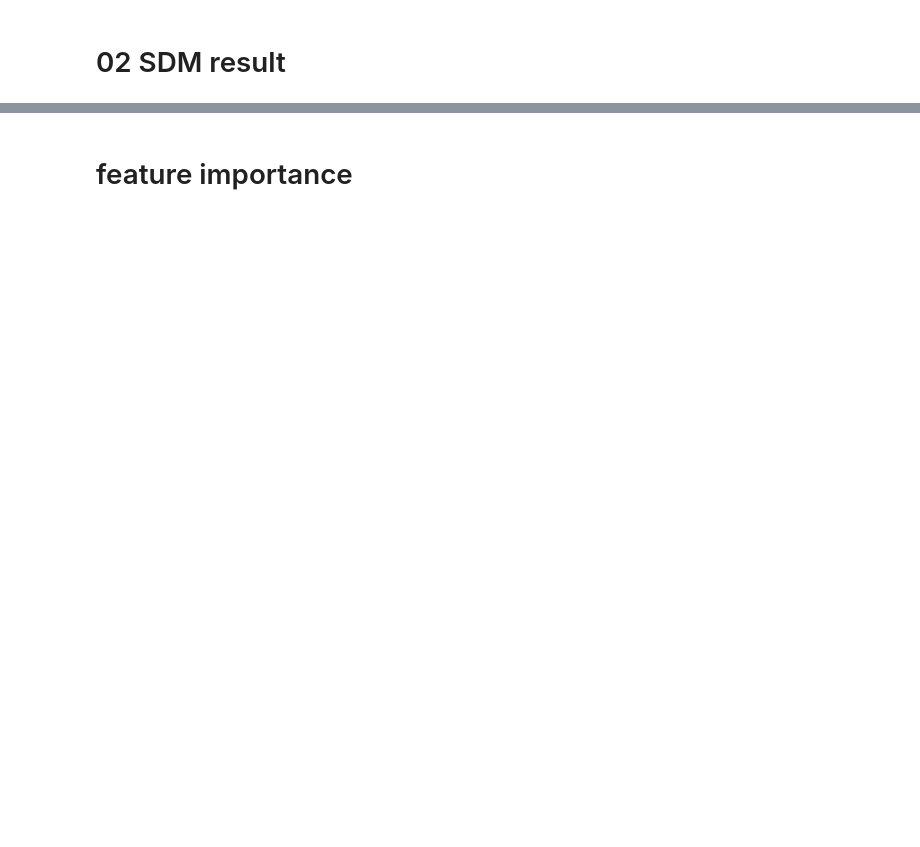
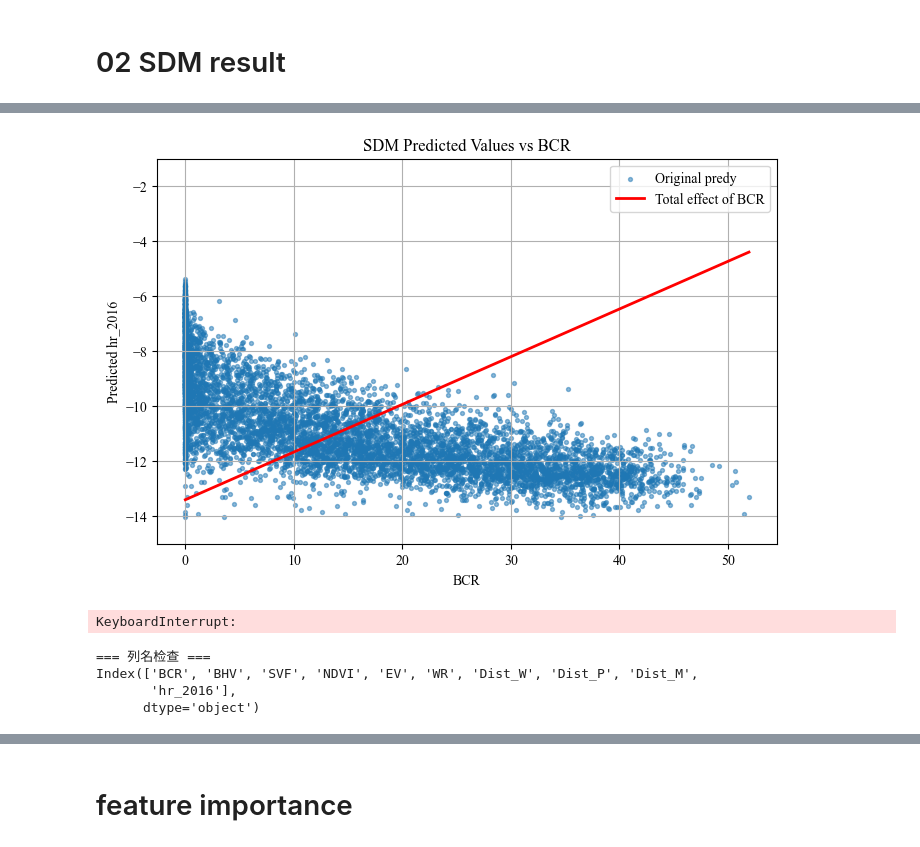
Before and after one commit to LiliLIN0324/seoul, a Jupyter notebook: seoul_work_flow_4_unit_240m.ipynb, the cells around one changed output, grey strips where cells are left out. Cells and saved outputs as stored; diff of their text form; code cells hidden in the pictures; blank space fills up the shorter version.

```diff
--- a/seoul_work_flow_4_unit_240m.ipynb
+++ b/seoul_work_flow_4_unit_240m.ipynb
@@ -371,0 +403,74 @@ D:\seoul\grids\lst_map\final_clean\480_based\statistics\SDM_SDEM_clean_AIC_BIC_2
+# %%
+effects_file = r"D:\seoul\grids\lst_map\final_clean\480_based\statistics\SDM_SDEM_all_params_240m.xlsx"
+df_effects = pd.read_excel(effects_file)
+
+df_effects = df_effects[df_effects['Model'] == 'SDM'].reset_index(drop=True)
+df_effects = df_effects[df_effects['Target'] == 'hr_2016'].reset_index(drop=True)
+row = df_effects.loc[0]
+
+explanatory_vars = ['BCR', 'BHV', 'SVF', 'NDVI', 'EV', 'WR', 'Dist_W', 'Dist_P', 'Dist_M']
+explanatory_vars_clean = ['BCR', 'BHV', 'SVF', 'NDVI', 'EV', 'WR']
+beta = np.array([row[v] for v in explanatory_vars])
+theta = np.array([row[f"W_{v}"] for v in explanatory_vars_clean])
+constant = np.ones(len(data)) * row['CONSTANT']
+
+X_main = data[explanatory_vars].values
+WX_clean = lag_spatial(w, data[explanatory_vars_clean].values)
+W_dense = np.array(w.full()[0])
+I = np.eye(len(data))
+
+y_final = np.linalg.inv(I - rho * W_dense) @ (
+    constant + X_main @ beta + WX_clean @ theta
+)
+
+import numpy as np
+import matplotlib.pyplot as plt
+from libpysal.weights import lag_spatial
+
+for feature in explanatory_vars:
+    other_features = [f for f in explanatory_vars if f != feature]
+
+    # 用原数据均值固定其他变量
+    X_matrix = data[explanatory_vars].copy().values  # 原始数据行数
+    predy_list = []
+
+    feature_min = data[feature].min()
+    feature_max = data[feature].max()
+    n_points = 100
+    feature_range = np.linspace(feature_min, feature_max, n_points)
+
+    for val in feature_range:
+        X_matrix_temp = X_matrix.copy()
+        X_matrix_temp[:, explanatory_vars.index(feature)] = val  # 修改 BCR
+        # WX_clean
+        WX_clean = lag_spatial(w, X_matrix_temp[:, :len(explanatory_vars_clean)])
+        # I - rho*W
+        I = np.eye(len(X_matrix_temp))
+        W_dense = np.array(w.full()[0])
+        y_temp = np.linalg.inv(I - rho * W_dense) @ (constant + X_matrix_temp @ beta + WX_clean @ theta)
+        predy_list.append(y_temp.mean())  # 取平均作为单变量效果
+
+    plt.figure(figsize=(8,5))
+
+    plt.scatter(data[feature], models['SDM'].predy.flatten(), s=8, alpha=0.5, label='Original predy')
+    plt.plot(feature_range, predy_list, color='red', linewidth=2, label=f'Total effect of {feature}')
+
+    plt.xlabel(feature)
+    plt.ylabel(f"Predicted {target}")
+    plt.title(f"SDM Predicted Values vs {feature}")
+    plt.grid(True)
+    plt.ylim(-15,-1)
+    plt.legend()
+    plt.show()
+# %% [output]
+[figure, added]
+KeyboardInterrupt:
+# %%
+print("\n=== 列名检查 ===")
+data = gdf[explanatory_vars + [target]].dropna()
+print(data.columns)
+# %% [output]
+=== 列名检查 ===
+Index(['BCR', 'BHV', 'SVF', 'NDVI', 'EV', 'WR', 'Dist_W', 'Dist_P', 'Dist_M',
+       'hr_2016'],
+      dtype='object')
```
Also changed, not shown: parts of 19 cells of this notebook, 4 other files.
